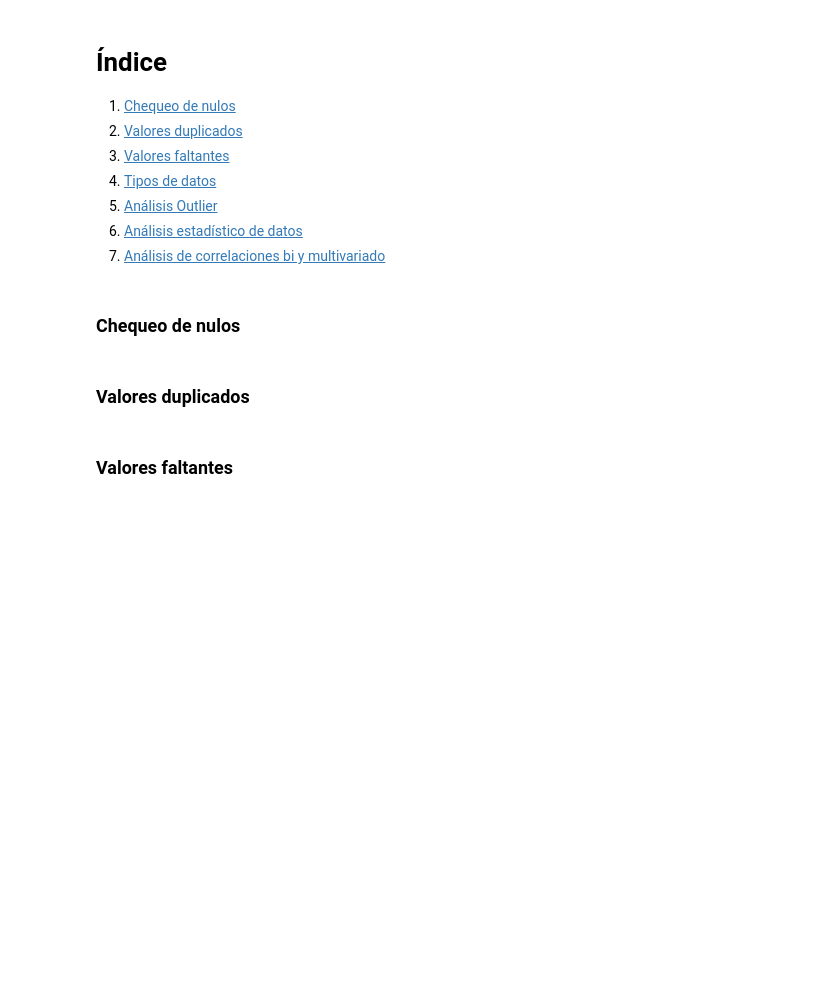
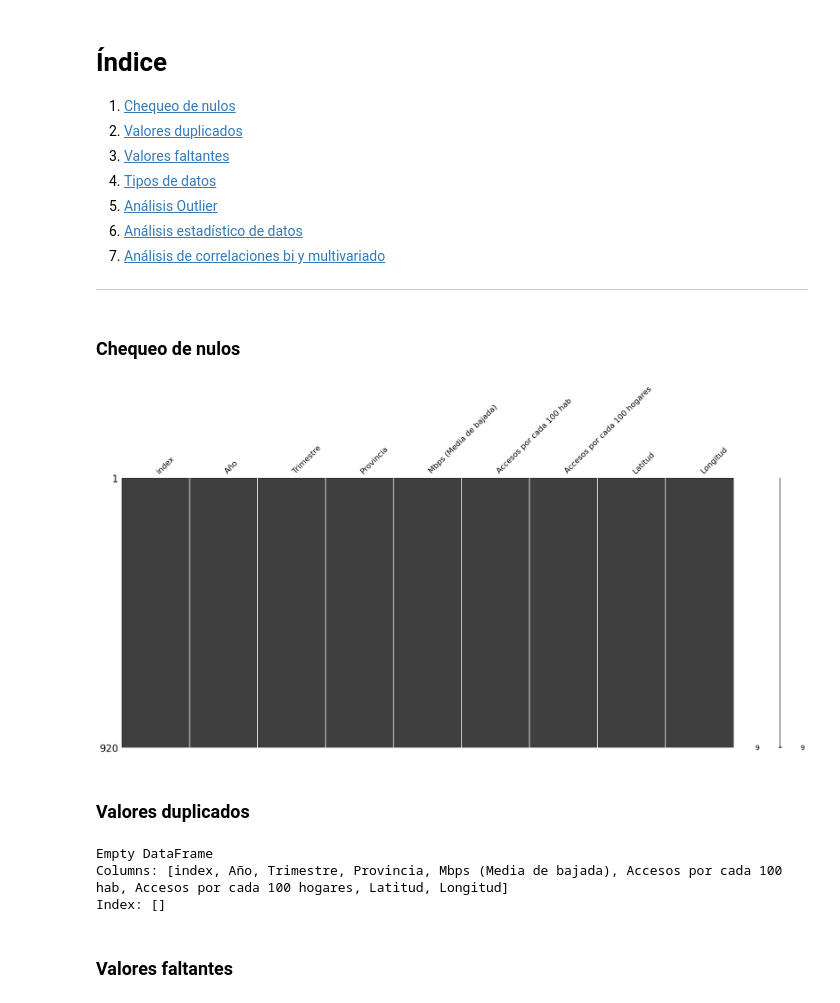
Before and after one commit to TABOO52/Empresa-Telecomunicaciones-Argentina-DataAnalist, a Jupyter notebook: notebooks/EDA.ipynb, the cells around one changed output. Drawn from its saved outputs; the diff is of its cells as text; code cells hidden in the pictures; blank space fills up the shorter version.

```diff
--- a/notebooks/EDA.ipynb
+++ b/notebooks/EDA.ipynb
@@ -14,9 +14,27 @@ import matplotlib.pyplot as plt
 5. [Análisis Outlier](#analisis-outlier)
 6. [Análisis estadístico de datos](#analisis-estadistico-de-datos)
 7. [Análisis de correlaciones bi y multivariado](#analisis-de-correlaciones-bi-y-multivariado)
+
+---
+# %%
+df_maps = pd.read_csv('../data_local/df_maps.csv')
 # %% [markdown]
 ### Chequeo de nulos
+# %%
+msno.matrix(df_maps)
+#Se eliminaron unos cuantos nulos en la latitud y la longitud
+df_maps = df_maps.dropna(subset=['Longitud','Latitud'])
+# %% [output]
+[figure, added]
 # %% [markdown]
 ### Valores duplicados
+# %%
+#No se tienen valores duplicados
+duplicados_df_maps = df_maps[df_maps.duplicated()]
+print(duplicados_df_maps)
+# %% [output]
+Empty DataFrame
+Columns: [index, Año, Trimestre, Provincia, Mbps (Media de bajada), Accesos por cada 100 hab, Accesos por cada 100 hogares, Latitud, Longitud]
+Index: []
 # %% [markdown]
 ### Valores faltantes
```
Also changed, not shown: parts of 12 cells of this notebook, 1 other file.
